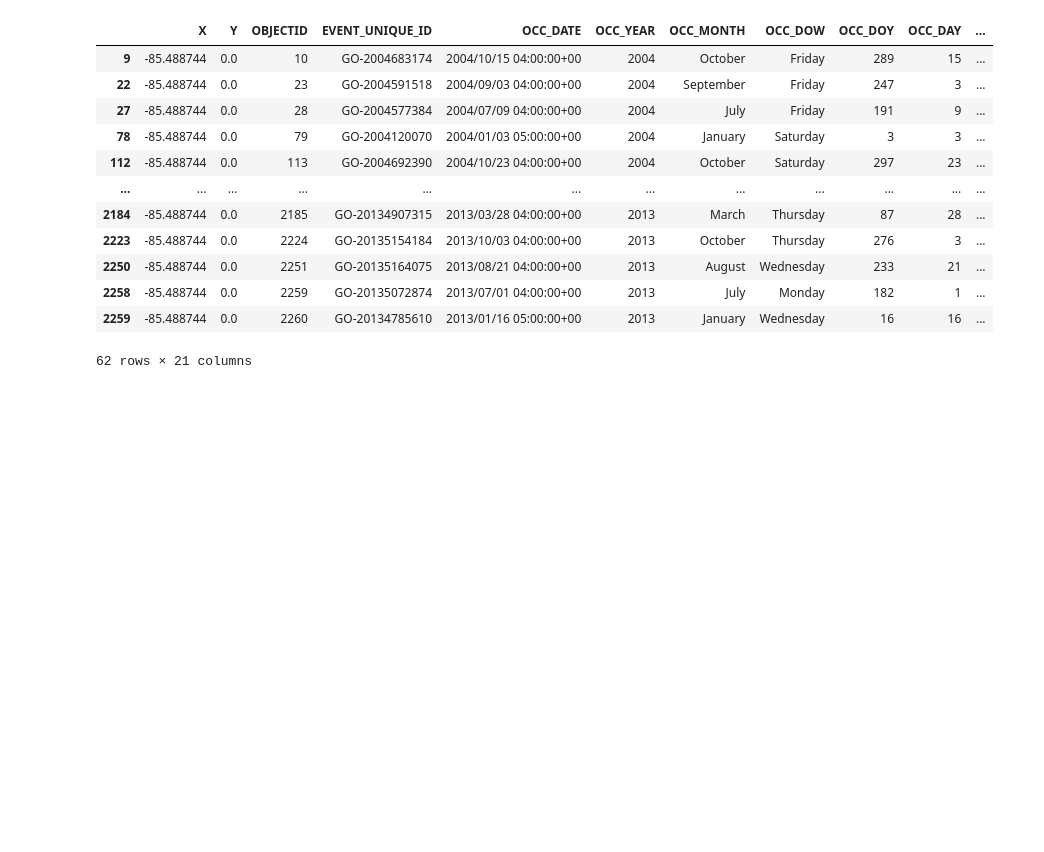
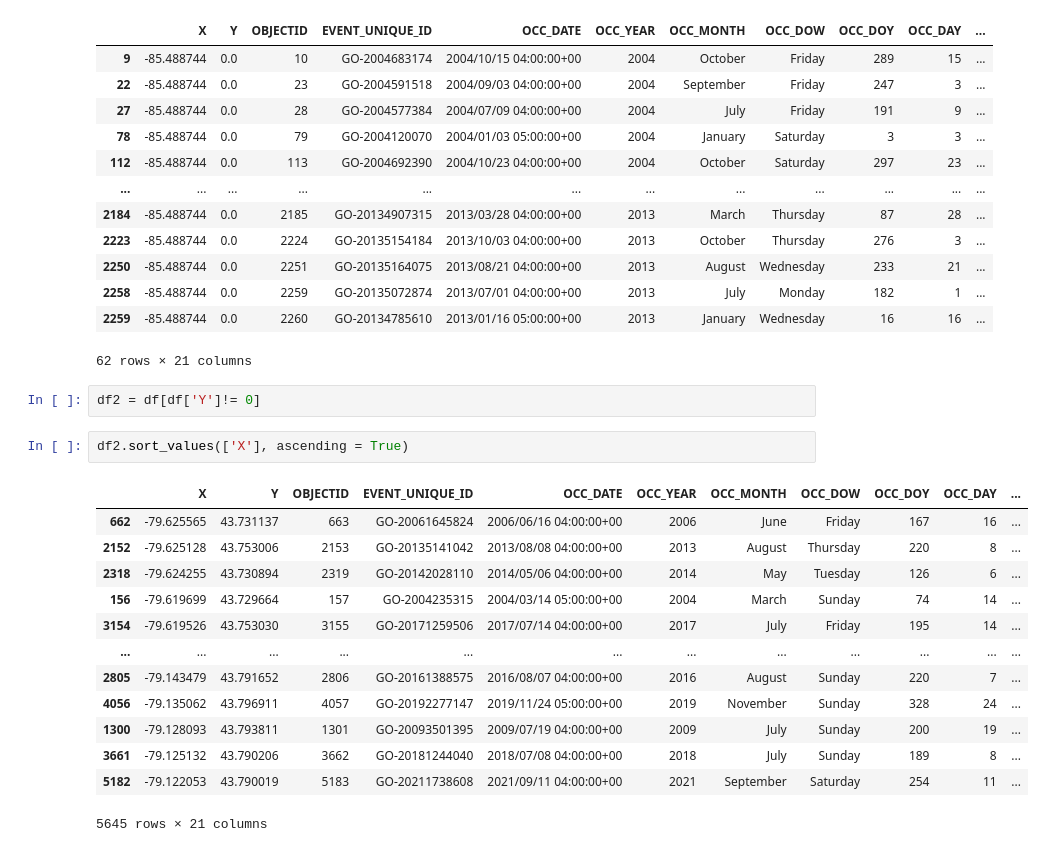
Before and after one commit to mredshaw/AI-Fundamentals-Project, a Jupyter notebook: police_data_clean.ipynb, the cells around one changed output. Saved outputs shown, nothing was run; the diff lists cells and outputs as text; blank space fills up the shorter version.

```diff
--- a/police_data_clean.ipynb
+++ b/police_data_clean.ipynb
@@ -93,3 +93,21 @@ df[df['Y']== 0]
 | 2258 | -85.488744 | 0.0 | 2259 | GO-20135072874 | 2013/07/01 04:00:00+00 | 2013 | July | Monday | 182 | 1 | ... |
 | 2259 | -85.488744 | 0.0 | 2260 | GO-20134785610 | 2013/01/16 05:00:00+00 | 2013 | January | Wednesday | 16 | 16 | ... |
 62 rows × 21 columns
+# %%
+df2 = df[df['Y']!= 0]
+# %%
+df2.sort_values(['X'], ascending = True)
+# %% [output]
+|  | X | Y | OBJECTID | EVENT_UNIQUE_ID | OCC_DATE | OCC_YEAR | OCC_MONTH | OCC_DOW | OCC_DOY | OCC_DAY | ... |
+| 662 | -79.625565 | 43.731137 | 663 | GO-20061645824 | 2006/06/16 04:00:00+00 | 2006 | June | Friday | 167 | 16 | ... |
+| 2152 | -79.625128 | 43.753006 | 2153 | GO-20135141042 | 2013/08/08 04:00:00+00 | 2013 | August | Thursday | 220 | 8 | ... |
+| 2318 | -79.624255 | 43.730894 | 2319 | GO-20142028110 | 2014/05/06 04:00:00+00 | 2014 | May | Tuesday | 126 | 6 | ... |
+| 156 | -79.619699 | 43.729664 | 157 | GO-2004235315 | 2004/03/14 05:00:00+00 | 2004 | March | Sunday | 74 | 14 | ... |
+| 3154 | -79.619526 | 43.753030 | 3155 | GO-20171259506 | 2017/07/14 04:00:00+00 | 2017 | July | Friday | 195 | 14 | ... |
+| ... | ... | ... | ... | ... | ... | ... | ... | ... | ... | ... | ... |
+| 2805 | -79.143479 | 43.791652 | 2806 | GO-20161388575 | 2016/08/07 04:00:00+00 | 2016 | August | Sunday | 220 | 7 | ... |
+| 4056 | -79.135062 | 43.796911 | 4057 | GO-20192277147 | 2019/11/24 05:00:00+00 | 2019 | November | Sunday | 328 | 24 | ... |
+| 1300 | -79.128093 | 43.793811 | 1301 | GO-20093501395 | 2009/07/19 04:00:00+00 | 2009 | July | Sunday | 200 | 19 | ... |
+| 3661 | -79.125132 | 43.790206 | 3662 | GO-20181244040 | 2018/07/08 04:00:00+00 | 2018 | July | Sunday | 189 | 8 | ... |
+| 5182 | -79.122053 | 43.790019 | 5183 | GO-20211738608 | 2021/09/11 04:00:00+00 | 2021 | September | Saturday | 254 | 11 | ... |
+5645 rows × 21 columns
```
Also changed, not shown: parts of 2 cells of this notebook.
